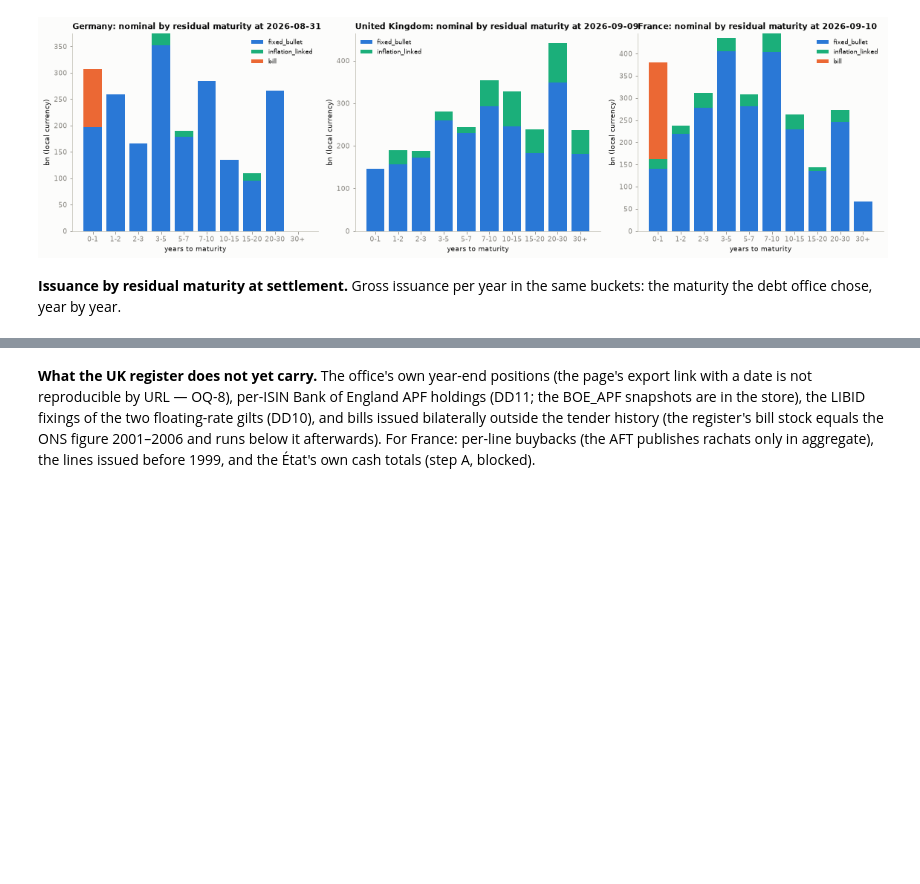
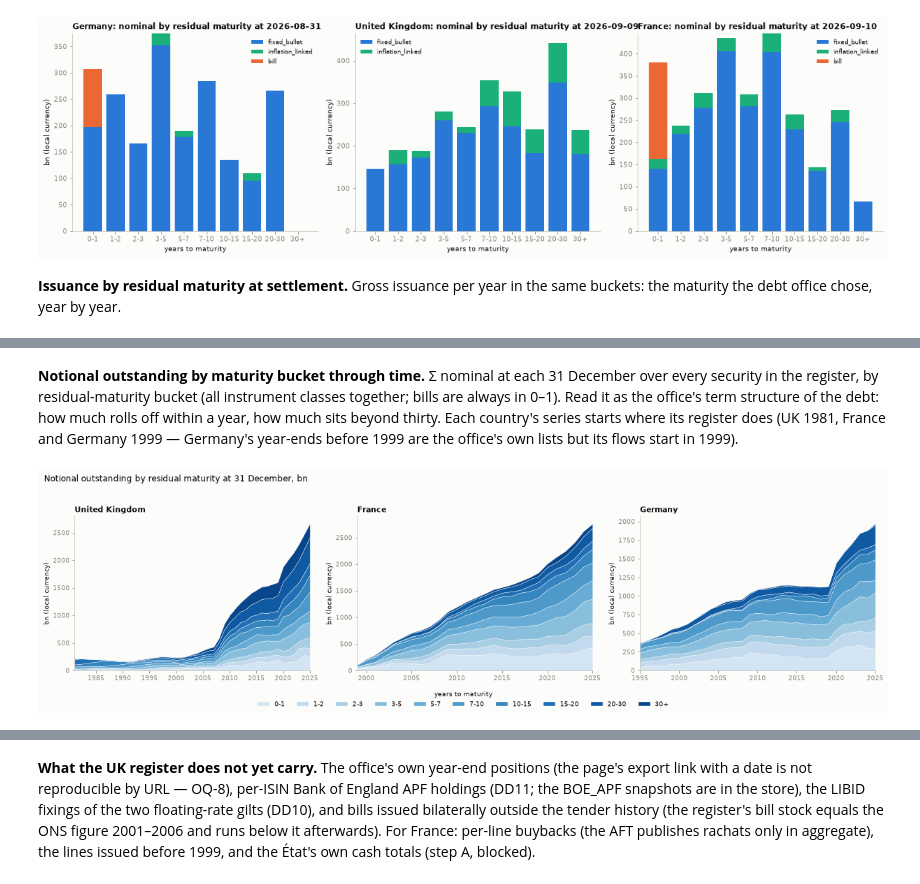
Before and after one commit to adrianchiu1/redbox, a Jupyter notebook: notebooks/debtbook.ipynb, the cells around one changed output, grey strips where cells are left out. Saved outputs shown, nothing was run; the diff lists cells and outputs as text; code cells hidden in the pictures; blank space fills up the shorter version.

```diff
--- a/notebooks/debtbook.ipynb
+++ b/notebooks/debtbook.ipynb
@@ -920,0 +924,31 @@ plt.tight_layout()
+# %% [markdown]
+**Notional outstanding by maturity bucket through time.** Σ nominal at each 31
+December over every security in the register, by residual-maturity bucket
+(all instrument classes together; bills are always in 0–1). Read it as the
+office's term structure of the debt: how much rolls off within a year, how
+much sits beyond thirty. Each country's series starts where its register does
+(UK 1981, France and Germany 1999 — Germany's year-ends before 1999 are the
+office's own lists but its flows start in 1999).
+# %%
+def bucket_stock(iso3):
+    p = PROFILE[(PROFILE.iso3 == iso3)]
+    p = p[pd.to_datetime(p.as_of).dt.month.eq(12) & pd.to_datetime(p.as_of).dt.day.eq(31)]
+    by = p.pivot_table(index=pd.to_datetime(p.as_of).dt.year, columns="bucket", values="nominal_lcu_mn", aggfunc="sum")
+    return by.reindex(columns=BUCKET_ORDER).fillna(0) / 1000
+
+fig, axes = plt.subplots(1, 3, figsize=(17, 4.8))
+for ax, iso3 in zip(axes, ["GBR", "FRA", "DEU"]):
+    by = bucket_stock(iso3)
+    ax.stackplot(by.index, [by[b] for b in BUCKET_ORDER], labels=BUCKET_ORDER,
+                 colors=[BUCKET_COLOR[b] for b in BUCKET_ORDER], linewidth=0.4, edgecolor=SURFACE)
+    ax.set_title(COUNTRY[iso3], loc="left", fontsize=11)
+    ax.set_ylabel("bn (local currency)")
+    ax.set_xlim(by.index.min(), by.index.max())
+    for s in ("top", "right"):
+        ax.spines[s].set_visible(False)
+fig.suptitle("Notional outstanding by residual maturity at 31 December, bn", x=0.01, ha="left", fontsize=12)
+handles, labels = axes[0].get_legend_handles_labels()
+fig.legend(handles, labels, frameon=False, fontsize=8.5, ncol=10, loc="lower center", title="years to maturity", title_fontsize=9)
+plt.tight_layout(rect=(0, 0.09, 1, 0.95))
+# %% [output]
+[figure, added]
```
Also changed, not shown: parts of 6 cells of this notebook.
